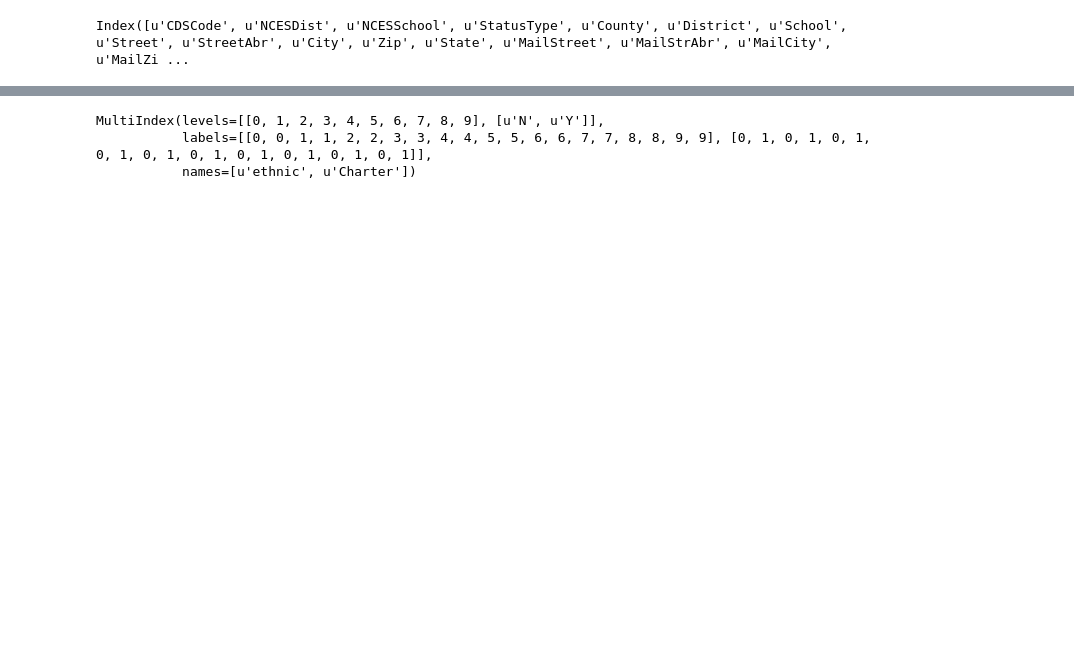
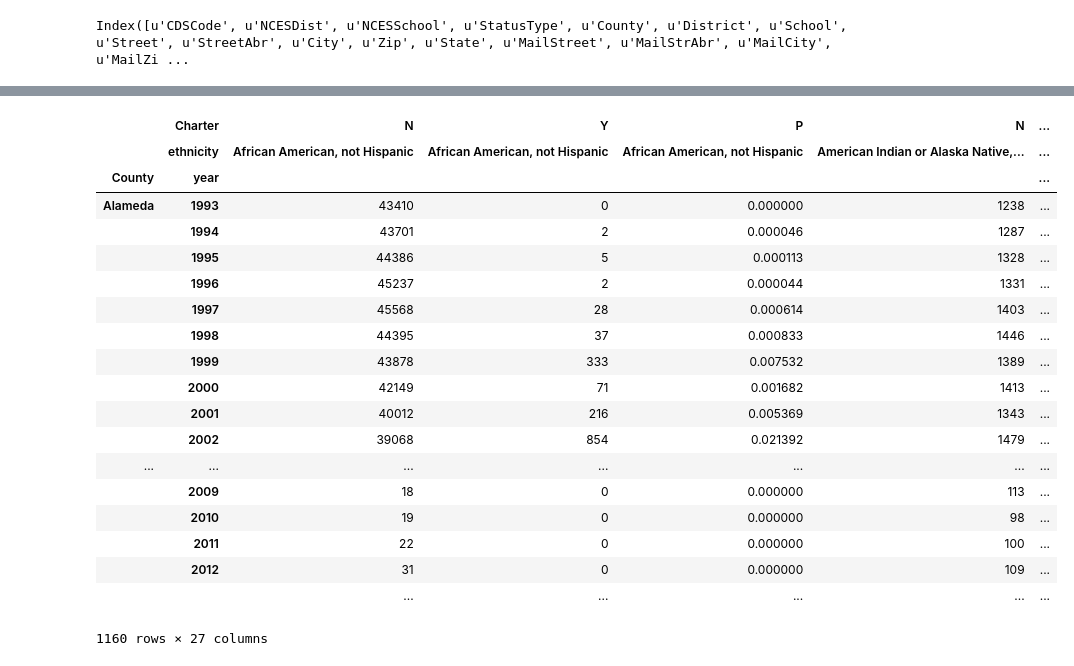
Before and after one commit to PaulAYoung/WWOD-final-project, a Jupyter notebook: notebooks/enrollmment.ipynb, the cells around one changed output, grey strips where cells are left out. Drawn from its saved outputs; the diff is of its cells as text; code cells hidden in the pictures; blank space fills up the shorter version.

```diff
--- a/notebooks/enrollmment.ipynb
+++ b/notebooks/enrollmment.ipynb
@@ -46,6 +111,29 @@ enr = enrollment.pivot_table(values="enr_total", rows=["District", "year"], cols
+# %%
+enr.fillna(0, inplace=True)
+# %%
+enr["Y", "All"] = enr.Y.apply(sum, axis=1)
+enr["N", "All"] = enr.N.apply(sum, axis=1)
+enr["P", "All"] = enr.apply(lambda r: float(r["Y", "All"])/(r["Y", "All"]+r["N", "All"]), axis=1)
 # %%
-enr.columns
+enr
 # %% [output]
+|  | Charter | N | Y | P | N | ... |
+|  | ethnicity | African American, not Hispanic | African American, not Hispanic | African American, not Hispanic | American Indian or Alaska Native,... | ... |
+| County | year |  |  |  |  | ... |
+| Alameda | 1993 | 43410 | 0 | 0.000000 | 1238 | ... |
+|  | 1994 | 43701 | 2 | 0.000046 | 1287 | ... |
+|  | 1995 | 44386 | 5 | 0.000113 | 1328 | ... |
+|  | 1996 | 45237 | 2 | 0.000044 | 1331 | ... |
+|  | 1997 | 45568 | 28 | 0.000614 | 1403 | ... |
+|  | 1998 | 44395 | 37 | 0.000833 | 1446 | ... |
+|  | 1999 | 43878 | 333 | 0.007532 | 1389 | ... |
+|  | 2000 | 42149 | 71 | 0.001682 | 1413 | ... |
+|  | 2001 | 40012 | 216 | 0.005369 | 1343 | ... |
+|  | 2002 | 39068 | 854 | 0.021392 | 1479 | ... |
+| ... | ... | ... | ... | ... | ... | ... |
+|  | 2009 | 18 | 0 | 0.000000 | 113 | ... |
+|  | 2010 | 19 | 0 | 0.000000 | 98 | ... |
+|  | 2011 | 22 | 0 | 0.000000 | 100 | ... |
+|  | 2012 | 31 | 0 | 0.000000 | 109 | ... |
+|  |  | ... | ... | ... | ... | ... |
-MultiIndex(levels=[[0, 1, 2, 3, 4, 5, 6, 7, 8, 9], [u'N', u'Y']],
-           labels=[[0, 0, 1, 1, 2, 2, 3, 3, 4, 4, 5, 5, 6, 6, 7, 7, 8, 8, 9, 9], [0, 1, 0, 1, 0, 1, 0, 1, 0, 1, 0, 1, 0, 1, 0, 1, 0, 1, 0, 1]],
-           names=[u'ethnic', u'Charter'])
+1160 rows × 27 columns
```
Also changed, not shown: parts of 16 cells of this notebook, 7 other files.
